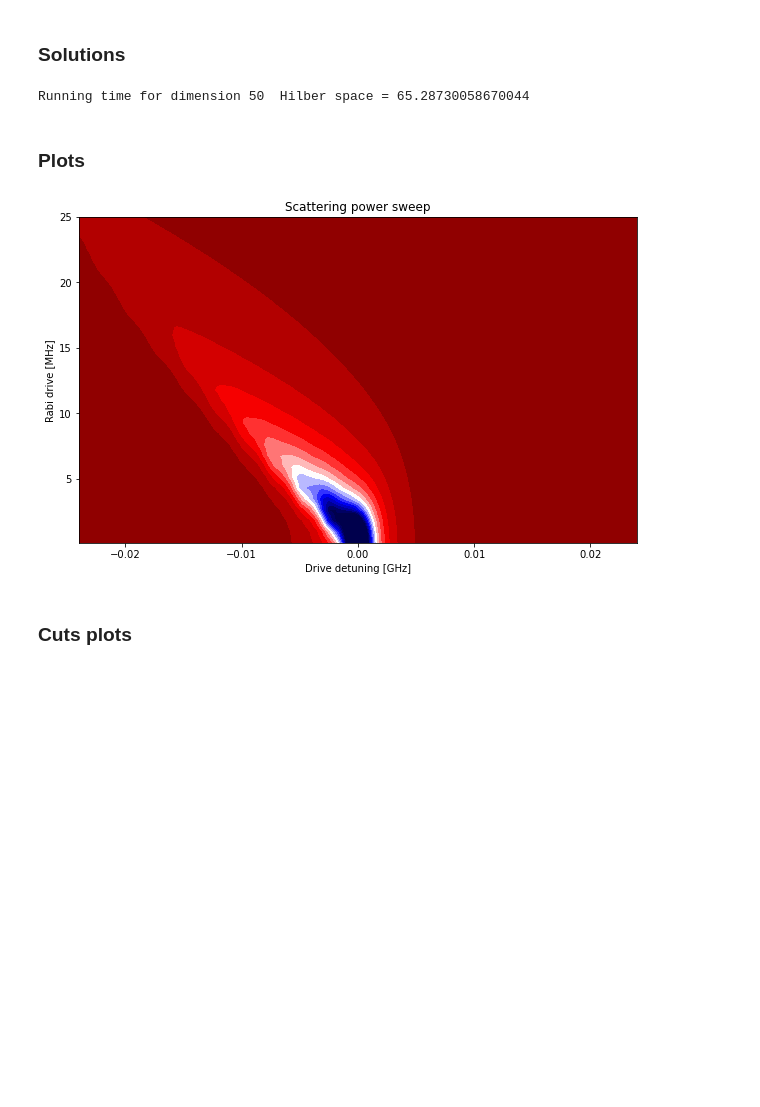
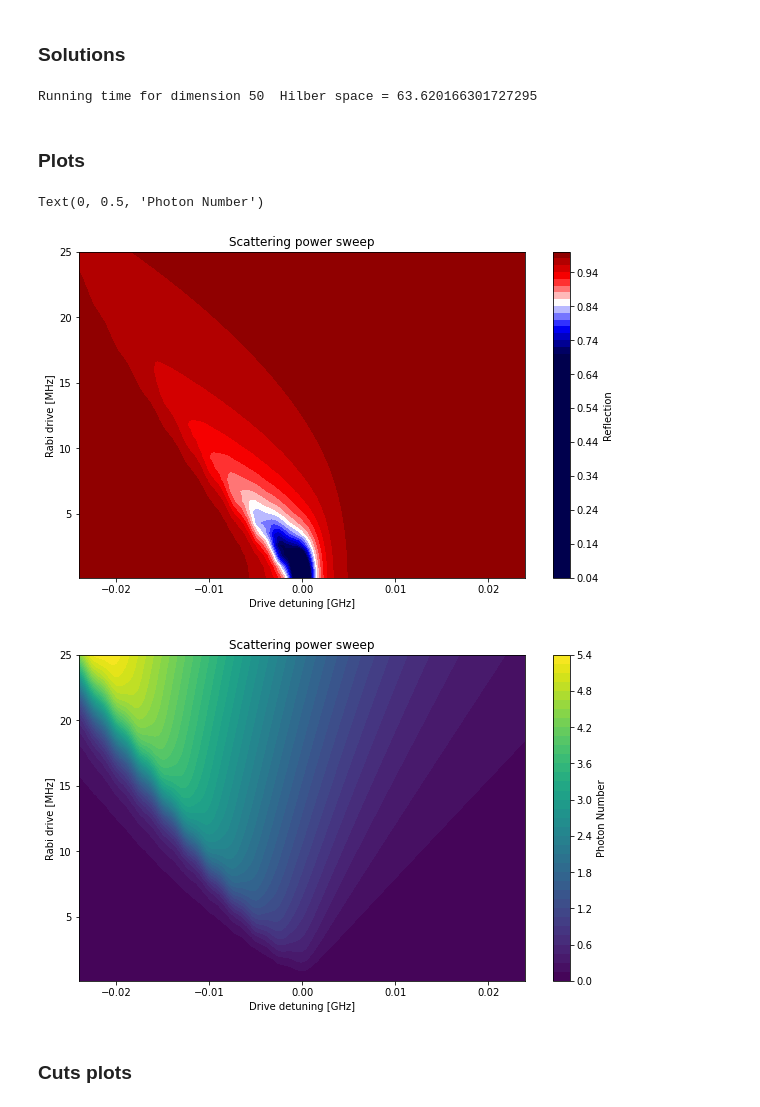
Before and after one commit to sciglio/Python-Scripts, a Jupyter notebook: Nonlinear resonator qutip.ipynb, the cells around one changed output. Cells and saved outputs as stored; diff of their text form; code cells hidden in the pictures; blank space fills up the shorter version.

```diff
--- a/Nonlinear resonator qutip.ipynb
+++ b/Nonlinear resonator qutip.ipynb
@@ -38,14 +38,12 @@ c_ops = [cc,cp]
 # %% [markdown]
 ### Solutions
 # %%
-S11sweep=[]
-n_a=[]
 run_time=[]
 detuning=np.linspace(-12 , 12 , 301)*kappa
 drive= np.linspace(0.1, 25, 31) * kappa_r
 ss='direct' #,'eigen','power','iterative-gmres','iterative-bicgstab'
 S11_mat=np.zeros(( len(drive),len(detuning)))+1j*np.zeros(( len(drive),len(detuning)))
-
+n_a=np.zeros(( len(drive),len(detuning)))
 i=0
 j=0
 for delta in detuning:
@@ -56,28 +54,38 @@ for delta in detuning:
         n=expect(num_a, rho_ss)
         S11= 1-2*1j*kappa_r/Omega*expect(a, rho_ss) #relation from input-output
         #print("Partial solution for detuning=", delta/(2*np.pi), "GHz obtained in",info['solution_time'] )
-
-        n_a.append(n)
-        S11sweep.append(S11)
         run_time.append(info['solution_time'])
         S11_mat[j,i]=S11
+        n_a[j,i]=n
         j+=1
     j=0
     i+=1
 
 print('Running time for dimension', N, " Hilber space =", np.sum(run_time))
 # %% [output]
-Running time for dimension 50  Hilber space = 65.28730058670044
+Running time for dimension 50  Hilber space = 63.620166301727295
 # %% [markdown]
 ### Plots
 # %%
 plt.figure(figsize=(10,6))
 plt.contourf(detuning/(2 *np.pi),1e3* drive/(2 *np.pi),np.abs(S11_mat), levels=50, vmin=0.7, vmax=1.0, cmap='seismic')
 plt.xlabel("Drive detuning [GHz]");
 plt.ylabel("Rabi drive [MHz]");
 plt.title("Scattering power sweep");
+cbar = plt.colorbar()
+cbar.ax.set_ylabel('Reflection')
+
+plt.figure(figsize=(10,6))
+plt.contourf(detuning/(2 *np.pi),1e3* drive/(2 *np.pi),n_a, levels=50)
+plt.xlabel("Drive detuning [GHz]");
+plt.ylabel("Rabi drive [MHz]");
+plt.title("Scattering power sweep");
+cbar = plt.colorbar()
+cbar.ax.set_ylabel('Photon Number')
 # %% [output]
+Text(0, 0.5, 'Photon Number')
-[figure, old version]
+[figure, new version]
+[figure, added]
 # %% [markdown]
 ### Cuts plots
 # %%
```
